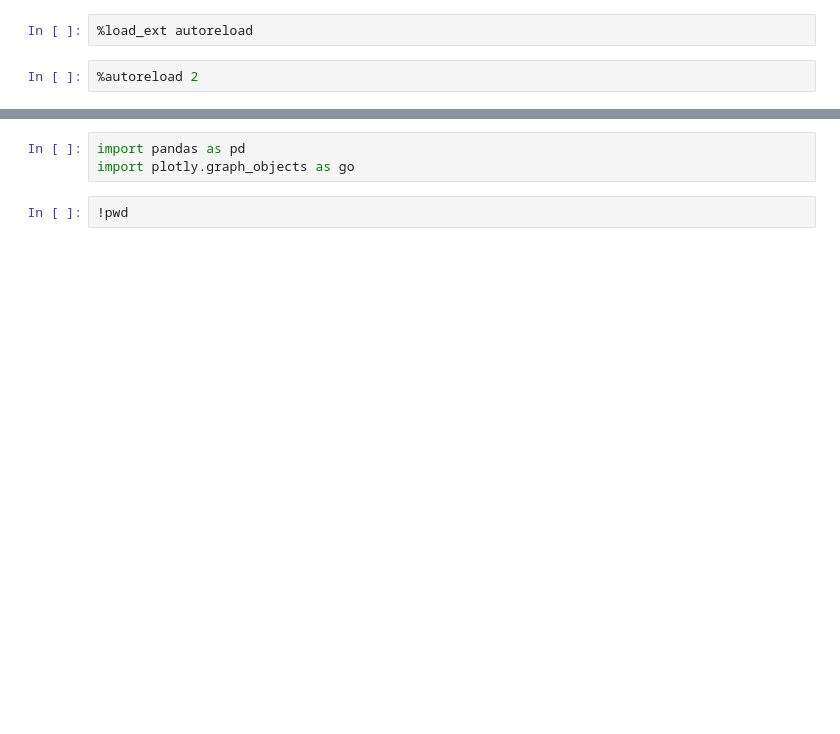
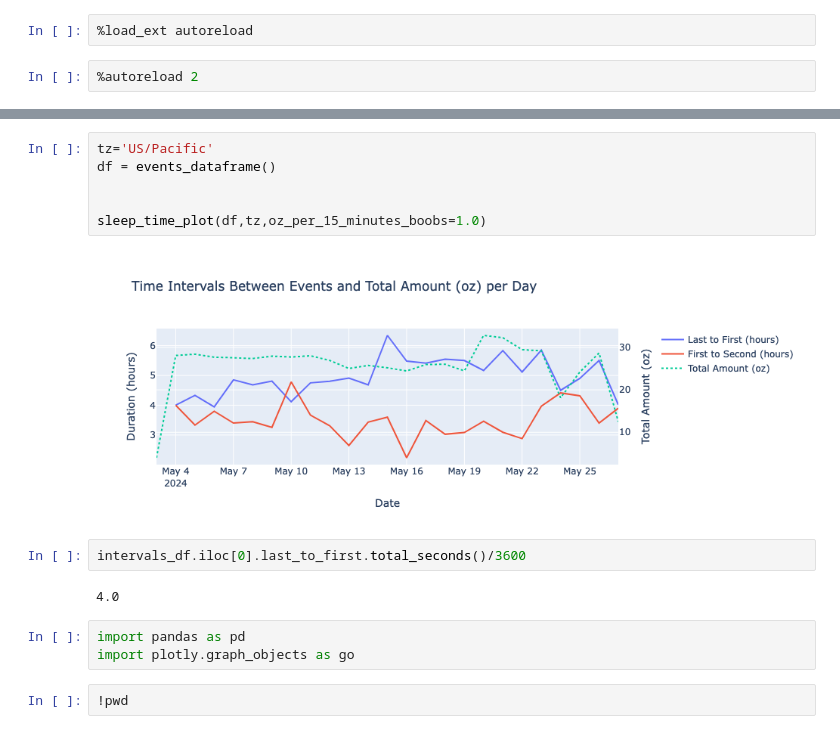
Before and after one commit to maksimt/baby-feeding-log, a Jupyter notebook: notebook/Plot dev.ipynb, the cells around one changed output, grey strips where cells are left out. Drawn from its saved outputs; the diff is of its cells as text; blank space fills up the shorter version.

```diff
--- a/notebook/Plot dev.ipynb
+++ b/notebook/Plot dev.ipynb
@@ -152,3 +8,15 @@ plot_feeding_data(df, oz_per_15_minutes_boobs=1)
+# %%
+tz='US/Pacific'
+df = events_dataframe()
+
+
+sleep_time_plot(df,tz,oz_per_15_minutes_boobs=1.0)
+# %% [output]
+[figure, added]
+# %%
+intervals_df.iloc[0].last_to_first.total_seconds()/3600
+# %% [output]
+4.0
 # %%
 import pandas as pd
 import plotly.graph_objects as go
```
Also changed, not shown: parts of 3 cells of this notebook, 4 other files.
